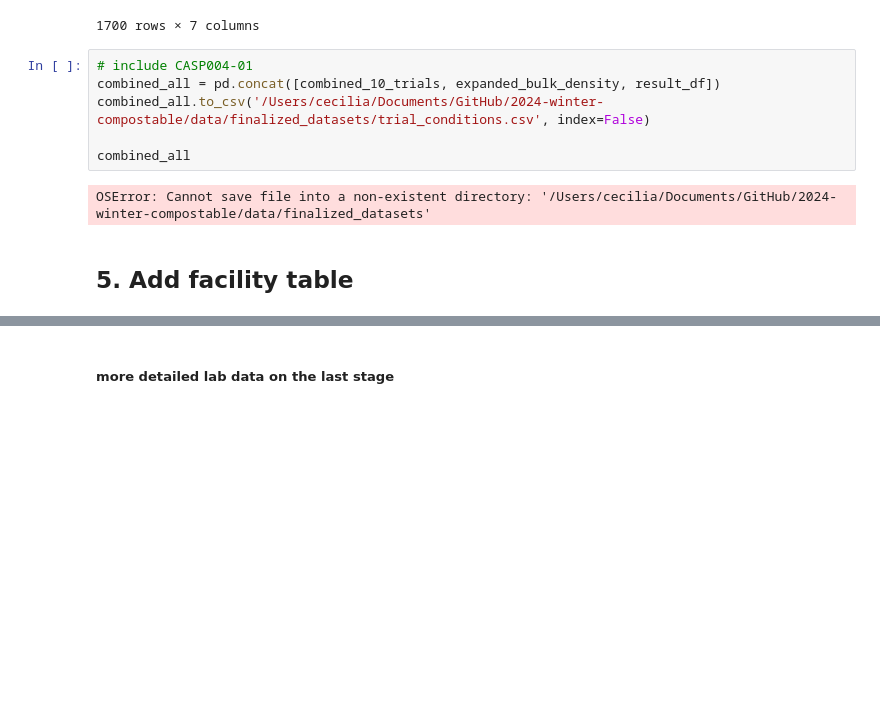
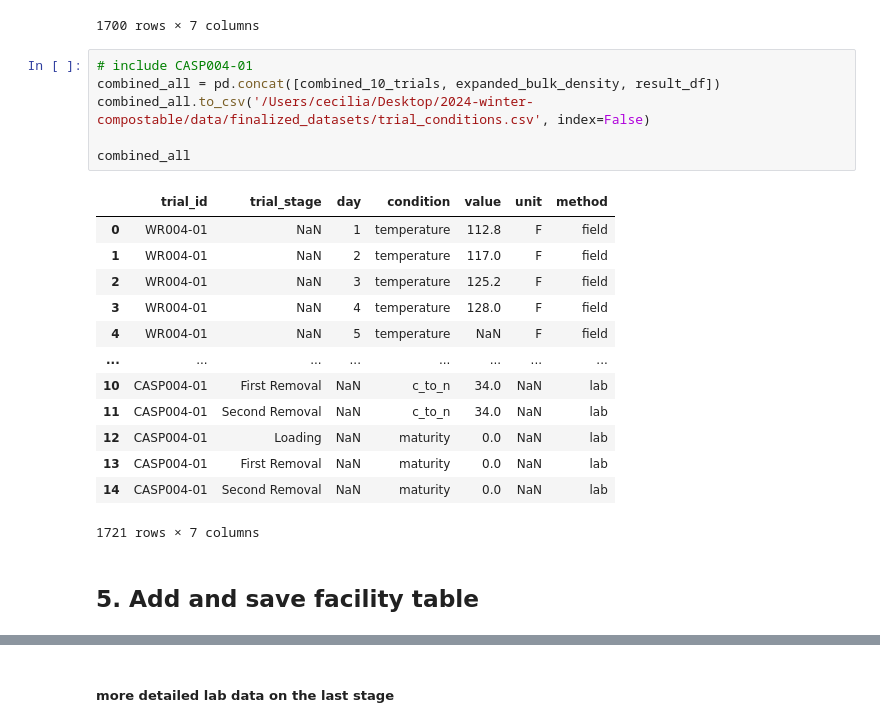
Before and after one commit to uchicago-dsi/compostable-disintegration-analysis, a Jupyter notebook: notebooks/add_facility_trial_trial_conditions.ipynb, the cells around one changed output, grey strips where cells are left out. Drawn from its saved outputs; the diff is of its cells as text; blank space fills up the shorter version.

```diff
--- a/notebooks/add_facility_trial_trial_conditions.ipynb
+++ b/notebooks/add_facility_trial_trial_conditions.ipynb
@@ -457,13 +465,25 @@ combined_10_trials
 # %%
 # include CASP004-01
 combined_all = pd.concat([combined_10_trials, expanded_bulk_density, result_df])
-combined_all.to_csv('/Users/cecilia/Documents/GitHub/2024-winter-compostable/data/finalized_datasets/trial_conditions.csv', index=False)
+combined_all.to_csv('/Users/cecilia/Desktop/2024-winter-compostable/data/finalized_datasets/trial_conditions.csv', index=False)
 
 combined_all
 # %% [output]
+|  | trial_id | trial_stage | day | condition | value | unit | method |
+| 0 | WR004-01 | NaN | 1 | temperature | 112.8 | F | field |
+| 1 | WR004-01 | NaN | 2 | temperature | 117.0 | F | field |
+| 2 | WR004-01 | NaN | 3 | temperature | 125.2 | F | field |
+| 3 | WR004-01 | NaN | 4 | temperature | 128.0 | F | field |
+| 4 | WR004-01 | NaN | 5 | temperature | NaN | F | field |
+| ... | ... | ... | ... | ... | ... | ... | ... |
+| 10 | CASP004-01 | First Removal | NaN | c_to_n | 34.0 | NaN | lab |
+| 11 | CASP004-01 | Second Removal | NaN | c_to_n | 34.0 | NaN | lab |
+| 12 | CASP004-01 | Loading | NaN | maturity | 0.0 | NaN | lab |
+| 13 | CASP004-01 | First Removal | NaN | maturity | 0.0 | NaN | lab |
+| 14 | CASP004-01 | Second Removal | NaN | maturity | 0.0 | NaN | lab |
-OSError: Cannot save file into a non-existent directory: '/Users/cecilia/Documents/GitHub/2024-winter-compostable/data/finalized_datasets'
+1721 rows × 7 columns
 # %% [markdown]
-## 5. Add facility table
+## 5. Add and save facility table
 # %%
 facility = facility_id[['public_trial_id']]
 facility['facility_name'] = facility['public_trial_id'].str.split('-').str[0]
```
Also changed, not shown: parts of 14 cells of this notebook, 2 other files.
